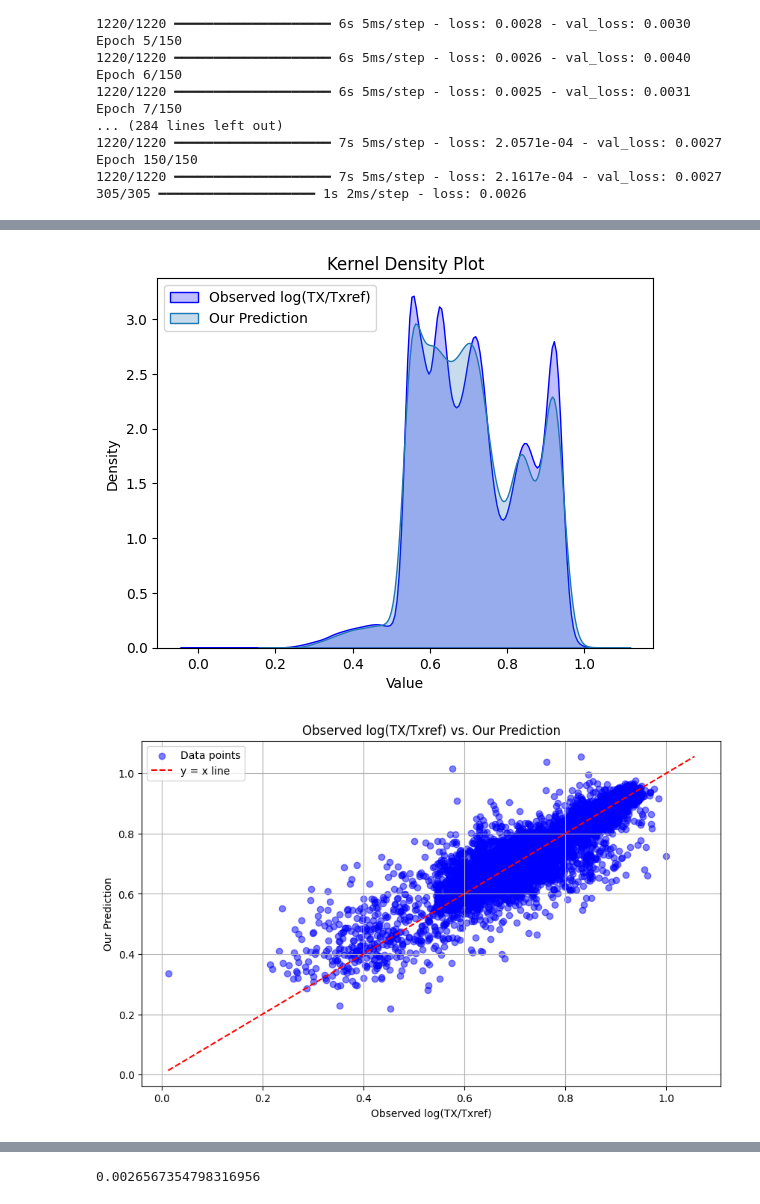
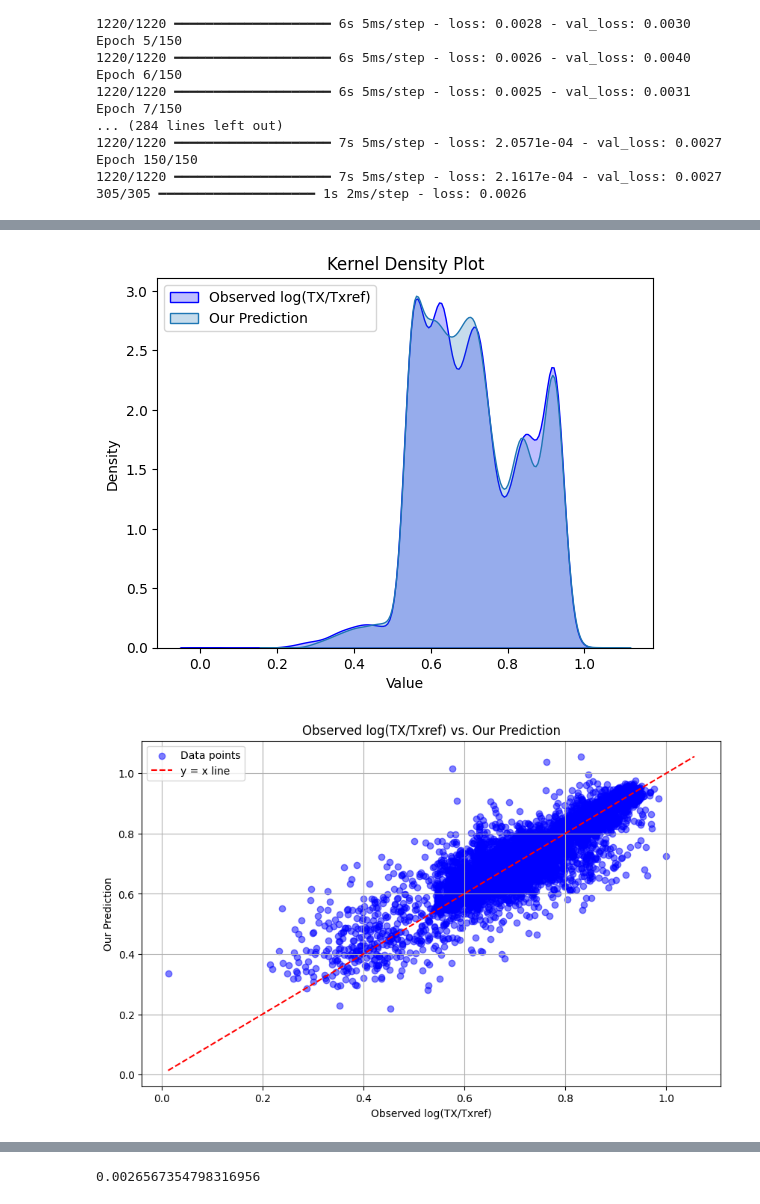
Before and after one commit to Rhys-sg/promoter-sequence-transcription-rates, a Jupyter notebook: v2/Testing CNN/CNN_5_0.ipynb, the cells around one changed output, grey strips where cells are left out. Cells and saved outputs as stored; diff of their text form; code cells hidden in the pictures.

```diff
--- a/v2/Testing CNN/CNN_5_0.ipynb
+++ b/v2/Testing CNN/CNN_5_0.ipynb
@@ -85,7 +85,7 @@ parent.plot_hexbin(observed, parent.ravel(predicted))
 predicted = parent.load_and_predict(name, X_test)
 observed = y_test
 
-parent.plot_kde(df, predicted)
+parent.plot_kde(observed, predicted)
 parent.plot_scatter(observed, parent.ravel(predicted))
 parent.plot_hexbin(observed, parent.ravel(predicted))
 # %% [output]
@@ -93,4 +93,4 @@ parent.plot_hexbin(observed, parent.ravel(predicted))
-[figure, old version]
+[figure, new version]
 [figure]
 [figure]
 # %%
```
Also changed, not shown: parts of 2 cells of this notebook, 9 other files.
